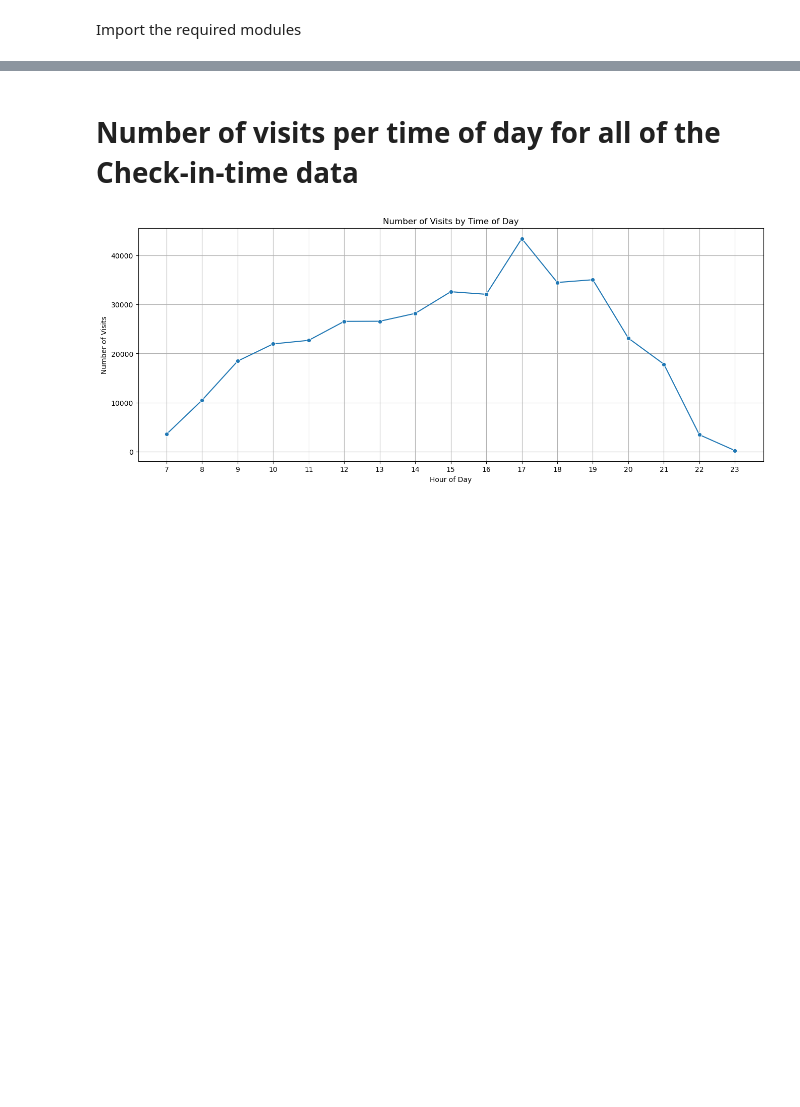
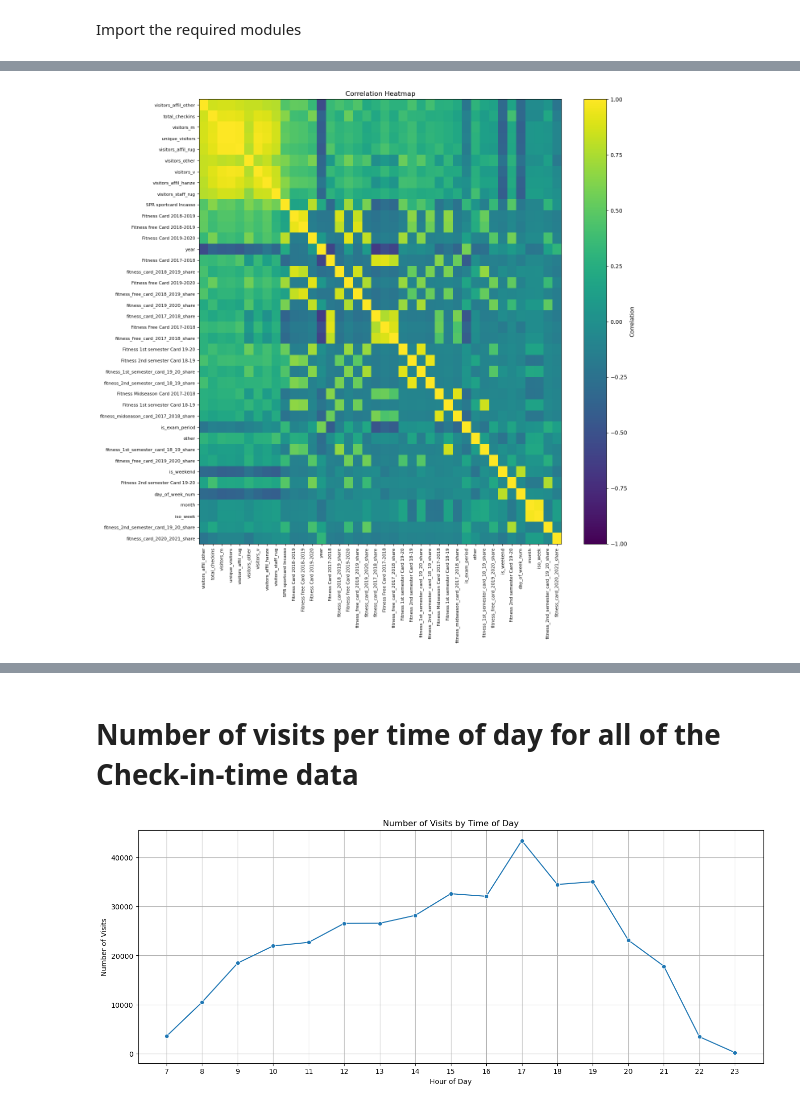
Before and after one commit to korho865/ACLO_project, a Jupyter notebook: ACLO_notebook.ipynb, the cells around one changed output, grey strips where cells are left out. Cells and saved outputs as stored; diff of their text form; code cells hidden in the pictures; blank space fills up the shorter version.

Commit message:
correlation matrix

```diff
--- a/ACLO_notebook.ipynb
+++ b/ACLO_notebook.ipynb
@@ -32,0 +79,9 @@ from scipy import stats
+# %%
+# Use your actual local path
+FILE_PATH = r"data/Check-in times/Check-in-times_sheet_2017-2021 kaikki checkin timet yhes.csv"
+
+# How many membership/product columns to keep (top-K by total volume); others collapse to "other"
+TOP_K_MEMBERSHIPS = 15
+
+# Holiday calendar country
+COUNTRY_HOLIDAYS  = "NL"  # Netherlands
@@ -32,0 +321,10 @@ from scipy import stats
+# %%
+# Save engineered daily table
+daily.to_parquet("daily_aggregates.parquet", index=False)
+daily.to_csv("daily_aggregates.csv", index=False)
+
+# Correlation on numeric columns only (drop constants)
+num = daily.select_dtypes(include=["number"]).drop(columns=constant_cols, errors="ignore")
+corr = num.corr(method="pearson")  # or "spearman" for rank-based
+
+corr.shape, corr.iloc[:5, :5]
@@ -32,0 +339,37 @@ from scipy import stats
+# %%
+# Build/reuse correlation from your daily table, then plot as a heatmap.
+import numpy as np
+import matplotlib.pyplot as plt
+
+# Recompute if 'corr' isn't defined yet
+if 'corr' not in globals():
+    num = daily.select_dtypes(include=["number"])
+    nunique = num.nunique(dropna=False)
+    num = num.loc[:, nunique > 1]  # drop constants
+    corr = num.corr(method="pearson")
+
+# Keep the heatmap readable for very wide tables
+TOP_N = 40  # change if you want more/less variables
+if corr.shape[0] > TOP_N:
+    strength = corr.abs().sum().sort_values(ascending=False)
+    keep = strength.index[:TOP_N]
+    corr_plot = corr.loc[keep, keep]
+else:
+    corr_plot = corr
+
+# Figure size scales with number of variables
+fig_size = max(8, min(24, 0.35 * corr_plot.shape[0]))
+plt.figure(figsize=(fig_size, fig_size))
+
+im = plt.imshow(corr_plot, vmin=-1, vmax=1, interpolation="nearest", aspect="auto")
+plt.colorbar(im, label="Correlation")
+
+labels = [str(c)[:40] for c in corr_plot.columns]  # trim long names
+plt.xticks(np.arange(len(labels)), labels, rotation=90, fontsize=8)
+plt.yticks(np.arange(len(labels)), labels, fontsize=8)
+
+plt.title("Correlation Heatmap")
+plt.tight_layout()
+plt.show()
+# %% [output]
+[figure, added]
```
Also changed, not shown: parts of 17 cells of this notebook, 4 other files.
